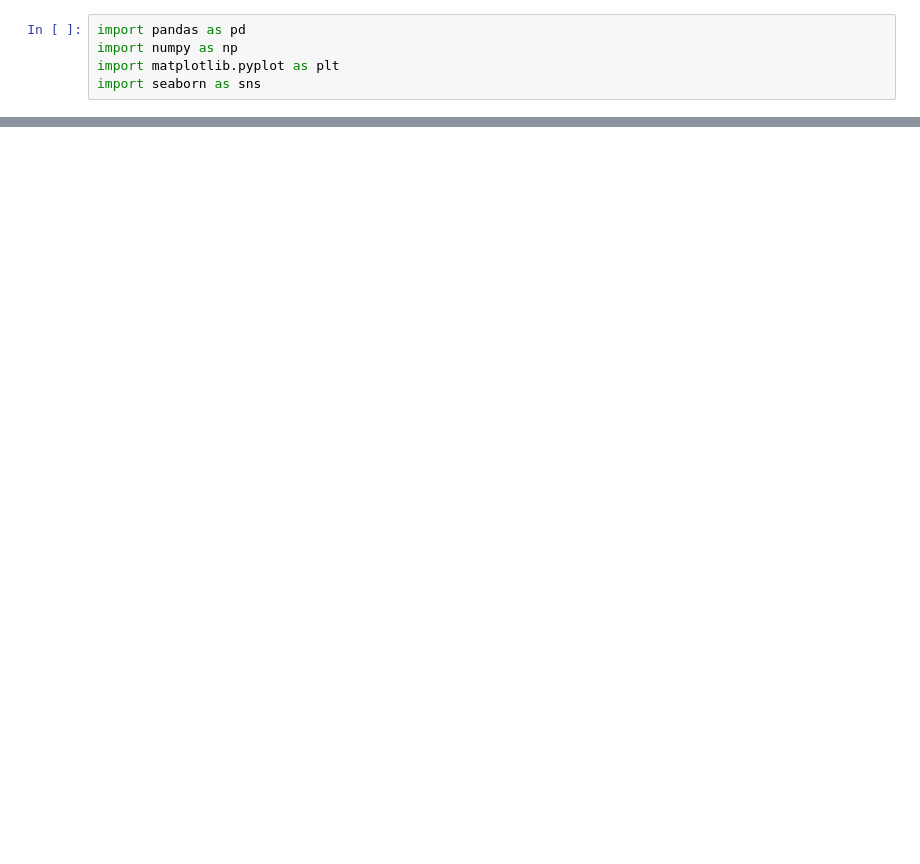
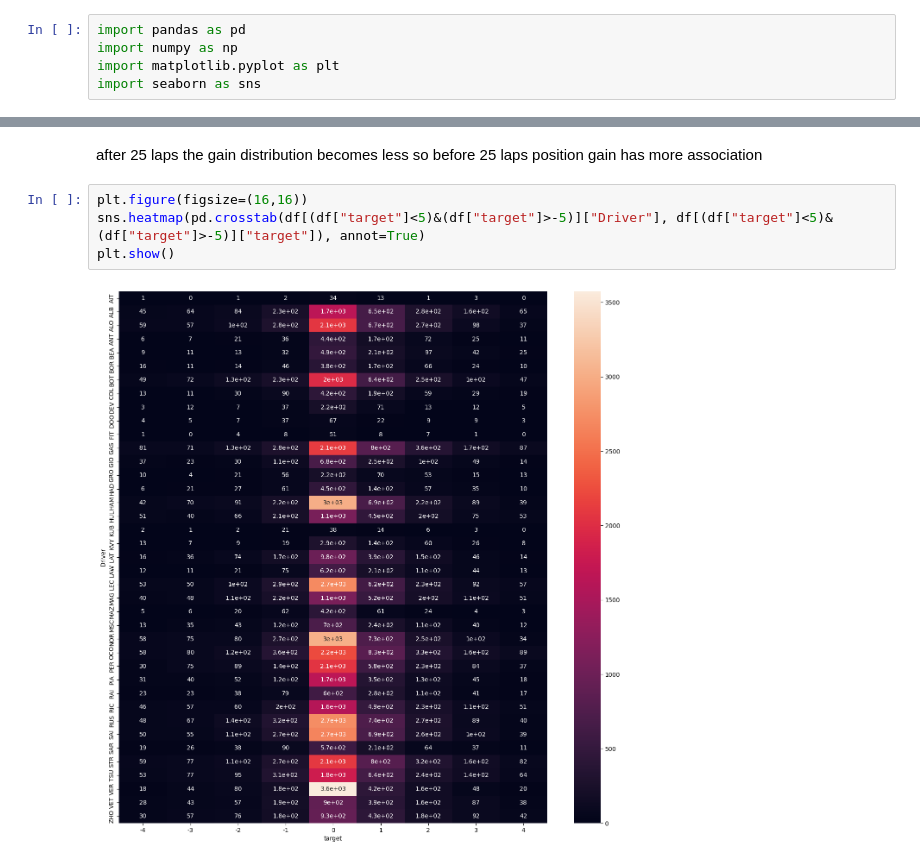
Before and after one commit to architgoel229/The-F1-Project, a Jupyter notebook: notebooks/05_EDA.ipynb, the cells around one changed output, grey strips where cells are left out. Cells and saved outputs as stored; diff of their text form; blank space fills up the shorter version.

```diff
--- a/notebooks/05_EDA.ipynb
+++ b/notebooks/05_EDA.ipynb
@@ -47,0 +198,8 @@ Name: count, dtype: int64
+# %% [markdown]
+after 25 laps the gain distribution becomes less so before 25 laps position gain has more association
+# %%
+plt.figure(figsize=(16,16))
+sns.heatmap(pd.crosstab(df[(df["target"]<5)&(df["target"]>-5)]["Driver"], df[(df["target"]<5)&(df["target"]>-5)]["target"]), annot=True)
+plt.show()
+# %% [output]
+[figure, added]
```
Also changed, not shown: parts of 41 cells of this notebook, 3 other files.
